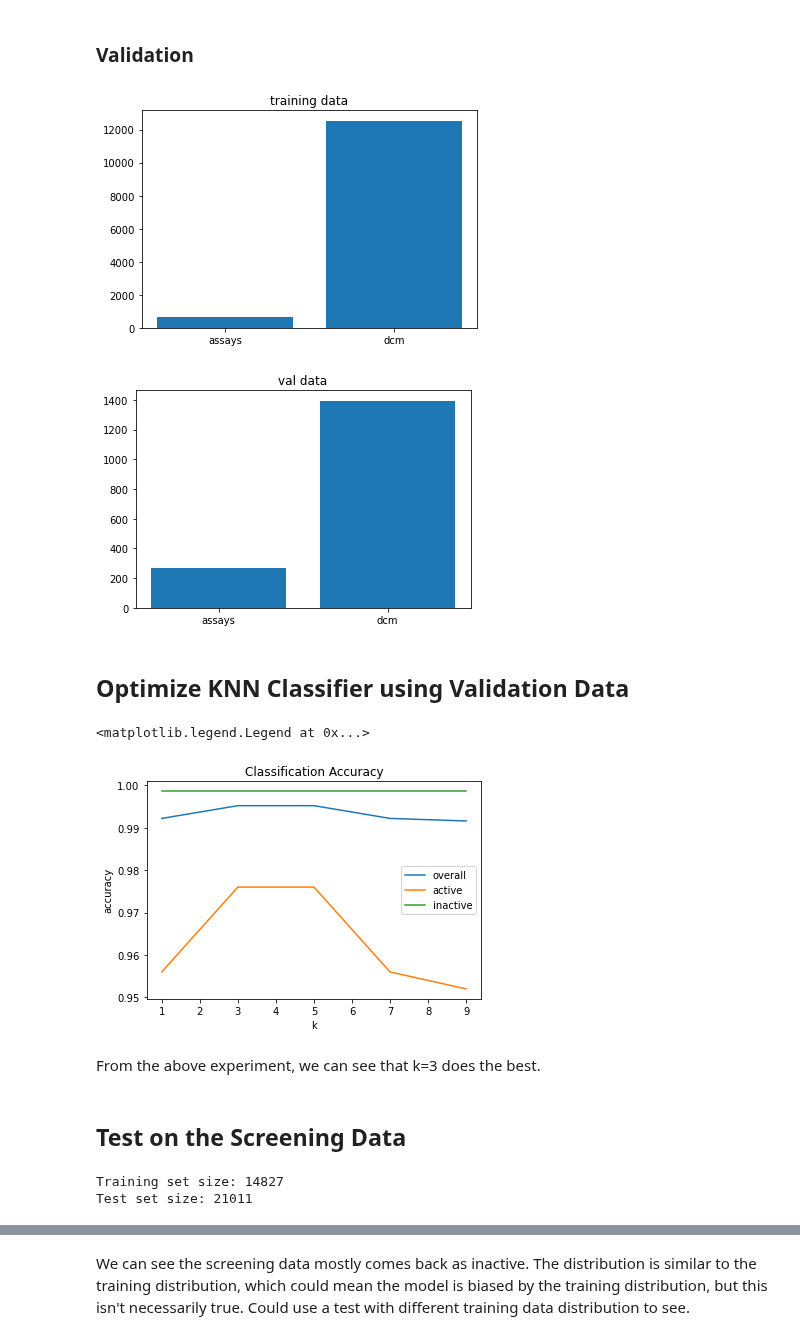
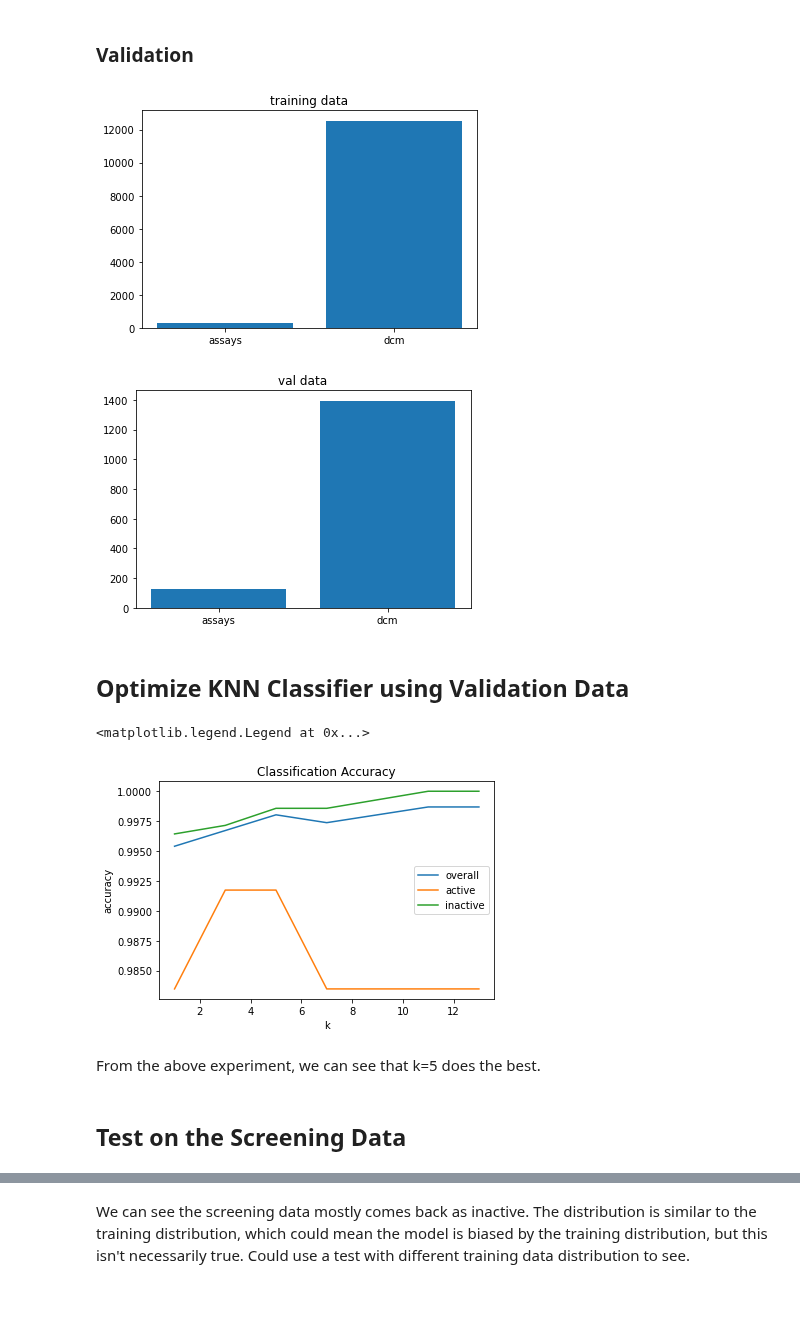
Before and after one commit to srensi/tmprss2, a Jupyter notebook: notebooks/knn.ipynb, the cells around one changed output, grey strips where cells are left out. Cells and saved outputs as stored; diff of their text form; code cells hidden in the pictures; blank space fills up the shorter version.

```diff
--- a/notebooks/knn.ipynb
+++ b/notebooks/knn.ipynb
@@ -18,6 +18,7 @@ from tqdm.notebook import tqdm
 # training data:
 assays = pd.read_pickle('../processed_data/combined_dataset.pkl')
 assays = assays[assays.activity_target.isin(['Active', 'Inactive'])]  # get rid of any 'Inconclusive'
+assays = assays.dropna(subset=['acvalue_scaled_to_tmprss2'])  # only use data that could be scaled
 
 dcm = pd.read_pickle('../processed_data/DarkChemicalMatter_processed.pkl.gz')
 
@@ -64,45 +65,45 @@ val_X = np.concatenate([val_X_assays, val_X_dcm], axis=0)
 train_y = np.concatenate([train_y_assays, train_y_dcm], axis=0)
 test_y = np.concatenate([test_y_assays, test_y_dcm], axis=0)
 # %% [output]
-[figure, old version]
+[figure, new version]
-[figure, old version]
+[figure, new version]
 # %% [markdown]
 ## Optimize KNN Classifier using Validation Data
 # %%
 # optimize knn, test a couple ks
 
-ks = np.arange(1, 10, 2)
+ks = np.arange(1, 14, 2)
 
 accuracies = []
 active_accuracies = []
 inactive_accuracies = []
 for k in tqdm(ks):
-    nbrs = KNeighborsClassifier(n_neighbors=k, metric='jaccard', algorithm='ball_tree', weights='distance', n_jobs=32)
+    nbrs = KNeighborsClassifier(n_neighbors=k, metric='jaccard', algorithm='ball_tree', n_jobs=32)
     nbrs.fit(train_X, train_y)
     pred = nbrs.predict(val_X)
     accuracies.append(np.count_nonzero(pred == test_y) / len(test_y))
     if np.count_nonzero(test_y == 'Inactive') == 0:
         inactive_accuracies.append(1)  # all inactive classified correctly: vacuously true
     else:
         inactive_accuracies.append(np.count_nonzero((pred == test_y) & (pred == 'Inactive')) / np.count_nonzero(test_y == 'Inactive'))
     if np.count_nonzero(test_y == 'Active') == 0:
         active_accuracies.append(1)
     else:
         active_accuracies.append(np.count_nonzero((pred == test_y) & (test_y == 'Active')) / np.count_nonzero(test_y == 'Active'))
 
 plt.figure()
 plt.plot(ks, accuracies, label='overall')
 plt.plot(ks, active_accuracies, label='active')
 plt.plot(ks, inactive_accuracies, label='inactive')
 plt.xlabel("k")
 plt.ylabel("accuracy")
 plt.title('Classification Accuracy')
 plt.legend()
 # %% [output]
 <matplotlib.legend.Legend at 0x...>
-[figure, old version]
+[figure, new version]
 # %% [markdown]
-From the above experiment, we can see that k=3 does the best.
+From the above experiment, we can see that k=5 does the best.
 # %% [markdown]
 ## Test on the Screening Data
 # %%
@@ -114,9 +115,6 @@ X_test = np.stack(screening_data.morgan_fingerprint)
 
 print("Training set size:", len(X_train))
 print("Test set size:", len(X_test))
-# %% [output]
-Training set size: 14827
-Test set size: 21011
 # %%
 nbrs = KNeighborsClassifier(n_neighbors=3, metric='jaccard', algorithm='ball_tree', weights='distance', n_jobs=32) # turns out it gets much faster with many jobs (even 8x more jobs than my laptop's 4 physical cores).  64 is slower than 32 though, overhead catches up I guess.
 nbrs.fit(train_X, train_y)
```
Also changed, not shown: parts of 14 cells of this notebook.
